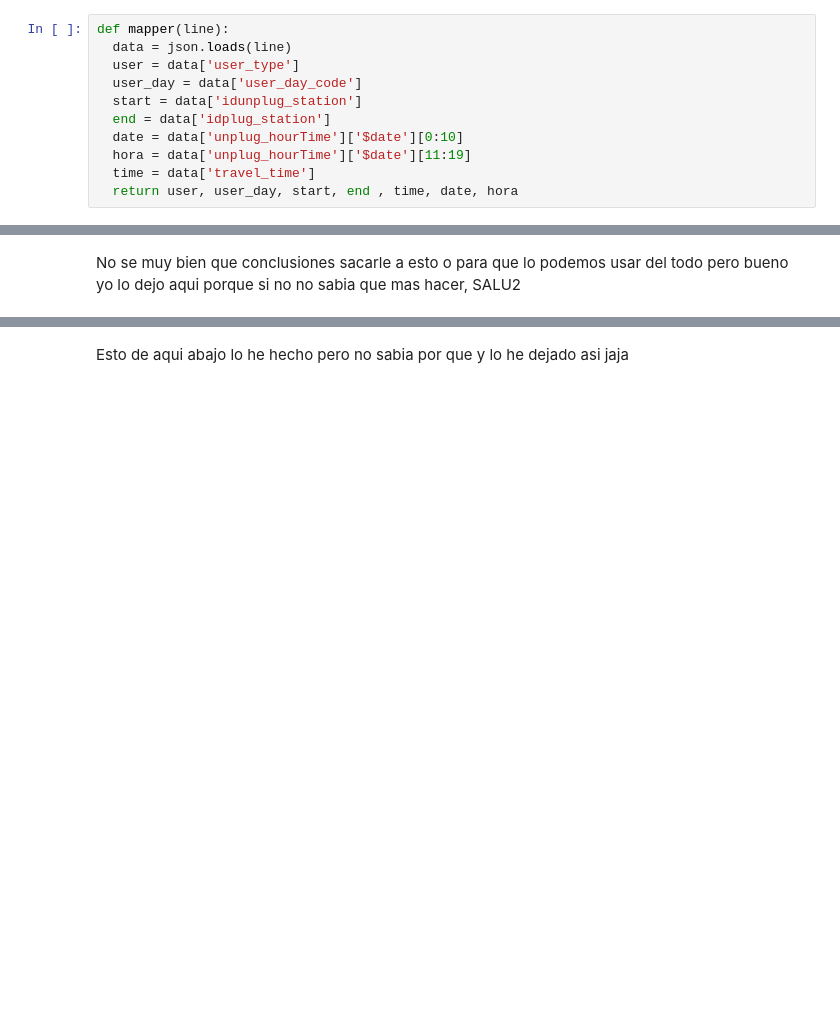
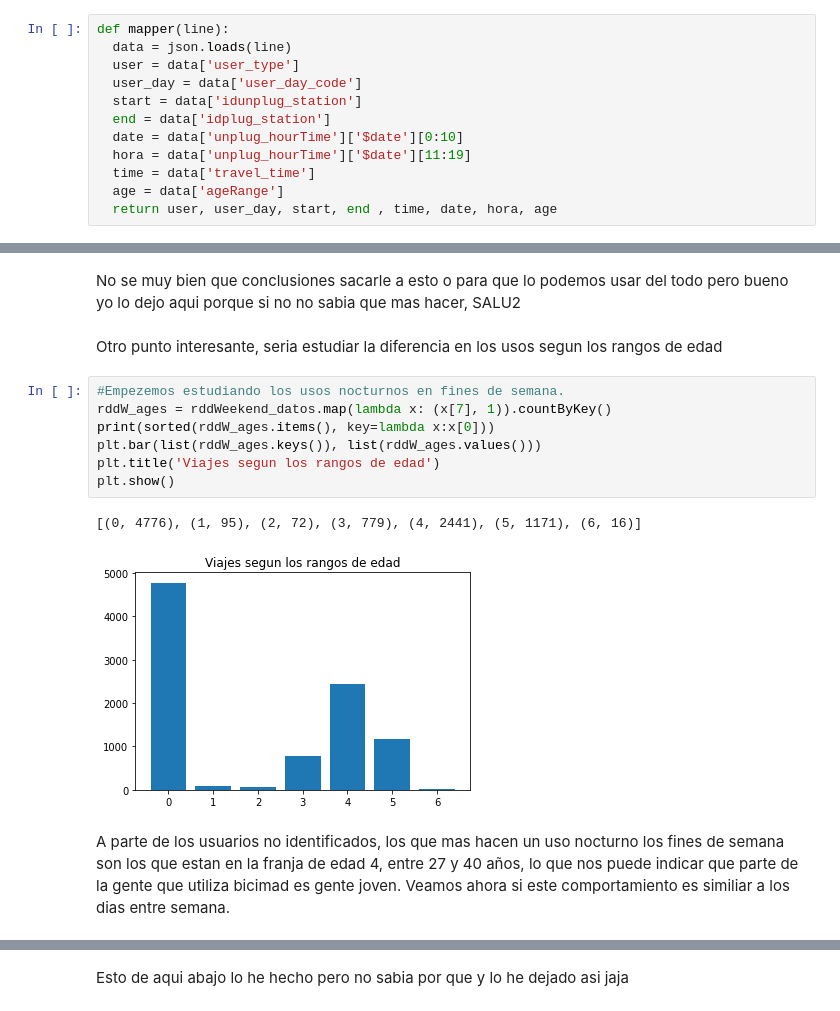
Before and after one commit to ParalelaUCM/biciMAD, a Jupyter notebook: PracticaSpark_pruebas_berni.ipynb, the cells around one changed output, grey strips where cells are left out. Saved outputs shown, nothing was run; the diff lists cells and outputs as text; blank space fills up the shorter version.

```diff
--- a/PracticaSpark_pruebas_berni.ipynb
+++ b/PracticaSpark_pruebas_berni.ipynb
@@ -132,7 +129,8 @@ def mapper(line):
   date = data['unplug_hourTime']['$date'][0:10]
   hora = data['unplug_hourTime']['$date'][11:19]
   time = data['travel_time']
-  return user, user_day, start, end , time, date, hora
+  age = data['ageRange']
+  return user, user_day, start, end , time, date, hora, age
 # %%
 def horasNocturnas(line):
   data = json.loads(line)
@@ -335,3 +333,17 @@ for i in range(5):
 # %% [markdown]
 No se muy bien que conclusiones sacarle a esto o para que lo podemos usar del todo pero bueno yo lo dejo aqui porque si no no sabia que mas hacer,
 SALU2
+# %% [markdown]
+Otro punto interesante, seria estudiar la diferencia en los usos segun los rangos de edad
+# %%
+#Empezemos estudiando los usos nocturnos en fines de semana.
+rddW_ages = rddWeekend_datos.map(lambda x: (x[7], 1)).countByKey()
+print(sorted(rddW_ages.items(), key=lambda x:x[0]))
+plt.bar(list(rddW_ages.keys()), list(rddW_ages.values()))
+plt.title('Viajes segun los rangos de edad')
+plt.show()
+# %% [output]
+[(0, 4776), (1, 95), (2, 72), (3, 779), (4, 2441), (5, 1171), (6, 16)]
+[figure, added]
+# %% [markdown]
+A parte de los usuarios no identificados, los que mas hacen un uso nocturno los fines de semana son los que estan en la franja de edad 4, entre 27 y 40 años, lo que nos puede indicar que parte de la gente que utiliza bicimad es gente joven. Veamos ahora si este comportamiento es similiar a los dias entre semana.
```
Also changed, not shown: parts of 23 cells of this notebook.
